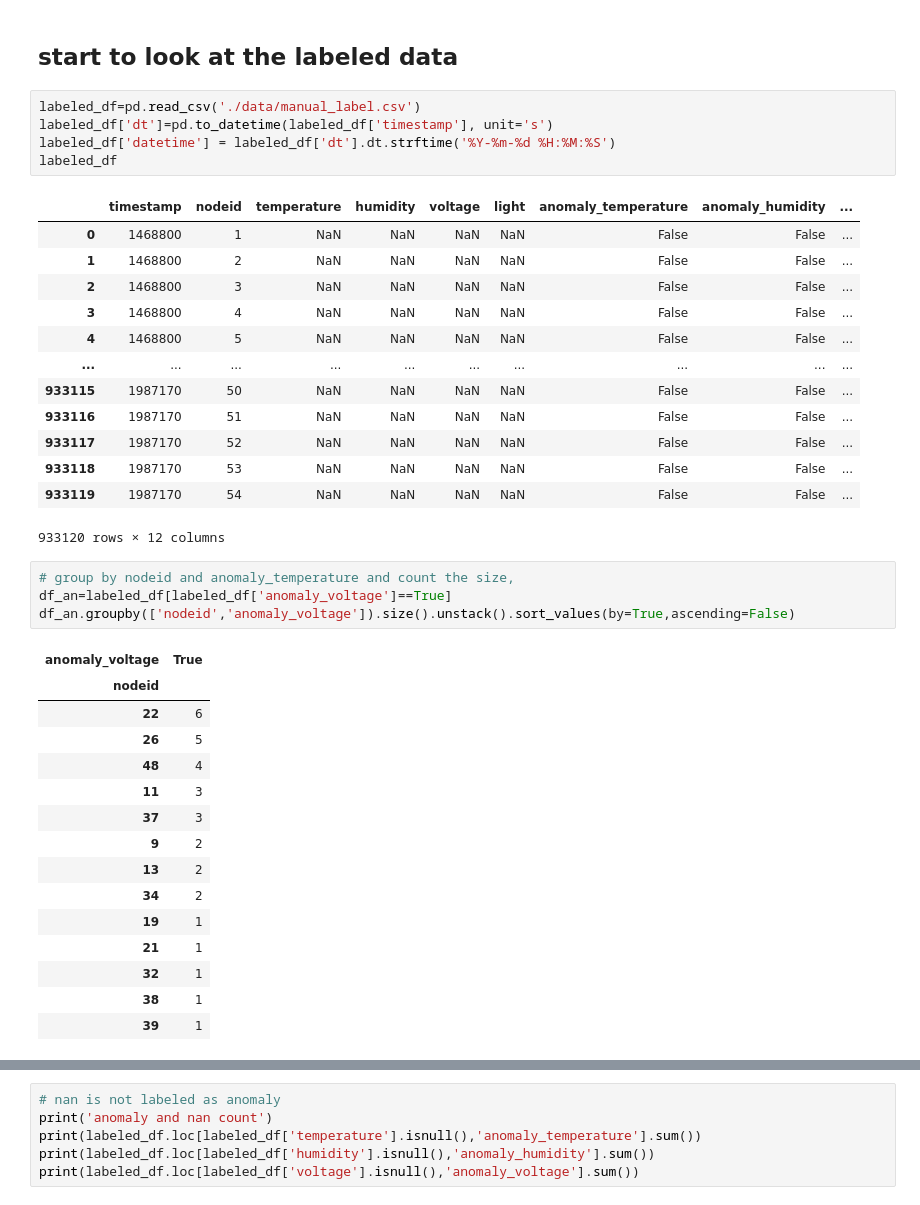
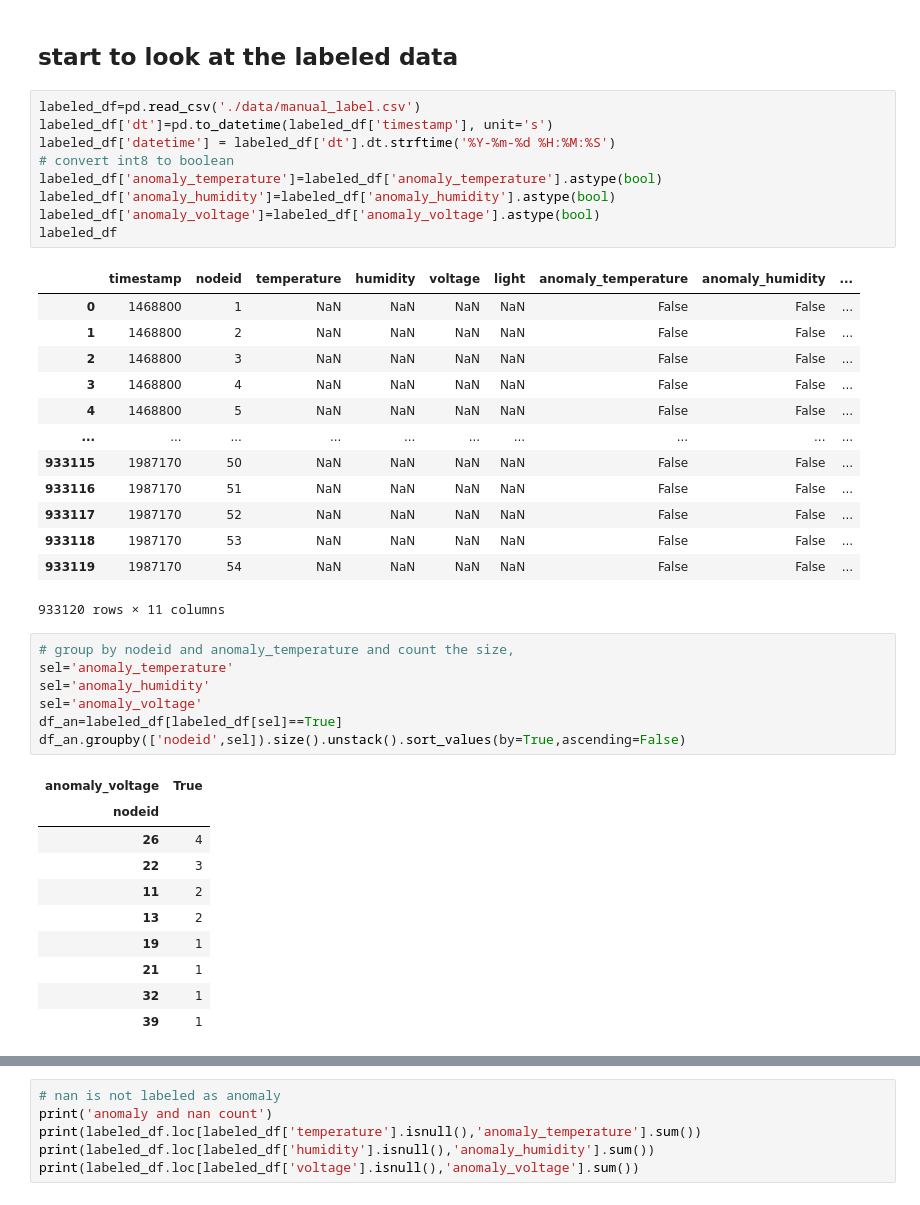
Before and after one commit to siji2022/CS6604_LoG_project, a Jupyter notebook: manual_labeling.ipynb, the cells around one changed output, grey strips where cells are left out. Saved outputs shown, nothing was run; the diff lists cells and outputs as text.

```diff
--- a/manual_labeling.ipynb
+++ b/manual_labeling.ipynb
@@ -136,6 +141,10 @@ for idx in [39]:
 labeled_df=pd.read_csv('./data/manual_label.csv')
 labeled_df['dt']=pd.to_datetime(labeled_df['timestamp'], unit='s')
 labeled_df['datetime'] = labeled_df['dt'].dt.strftime('%Y-%m-%d %H:%M:%S')
+# convert int8 to boolean
+labeled_df['anomaly_temperature']=labeled_df['anomaly_temperature'].astype(bool)
+labeled_df['anomaly_humidity']=labeled_df['anomaly_humidity'].astype(bool)
+labeled_df['anomaly_voltage']=labeled_df['anomaly_voltage'].astype(bool)
 labeled_df
 # %% [output]
 |  | timestamp | nodeid | temperature | humidity | voltage | light | anomaly_temperature | anomaly_humidity | ... |
@@ -150,26 +159,24 @@ labeled_df
 | 933117 | 1987170 | 52 | NaN | NaN | NaN | NaN | False | False | ... |
 | 933118 | 1987170 | 53 | NaN | NaN | NaN | NaN | False | False | ... |
 | 933119 | 1987170 | 54 | NaN | NaN | NaN | NaN | False | False | ... |
-933120 rows × 12 columns
+933120 rows × 11 columns
 # %%
 # group by nodeid and anomaly_temperature and count the size,
-df_an=labeled_df[labeled_df['anomaly_voltage']==True]
-df_an.groupby(['nodeid','anomaly_voltage']).size().unstack().sort_values(by=True,ascending=False)
+sel='anomaly_temperature'
+sel='anomaly_humidity'
+sel='anomaly_voltage'
+df_an=labeled_df[labeled_df[sel]==True]
+df_an.groupby(['nodeid',sel]).size().unstack().sort_values(by=True,ascending=False)
 # %% [output]
 | anomaly_voltage | True |
 | nodeid |  |
-| 22 | 6 |
-| 26 | 5 |
-| 48 | 4 |
-| 11 | 3 |
-| 37 | 3 |
-| 9 | 2 |
+| 26 | 4 |
+| 22 | 3 |
+| 11 | 2 |
 | 13 | 2 |
-| 34 | 2 |
 | 19 | 1 |
 | 21 | 1 |
 | 32 | 1 |
-| 38 | 1 |
 | 39 | 1 |
 # %%
 # print some stats
```
Also changed, not shown: parts of 4 cells of this notebook, 1 other file.
